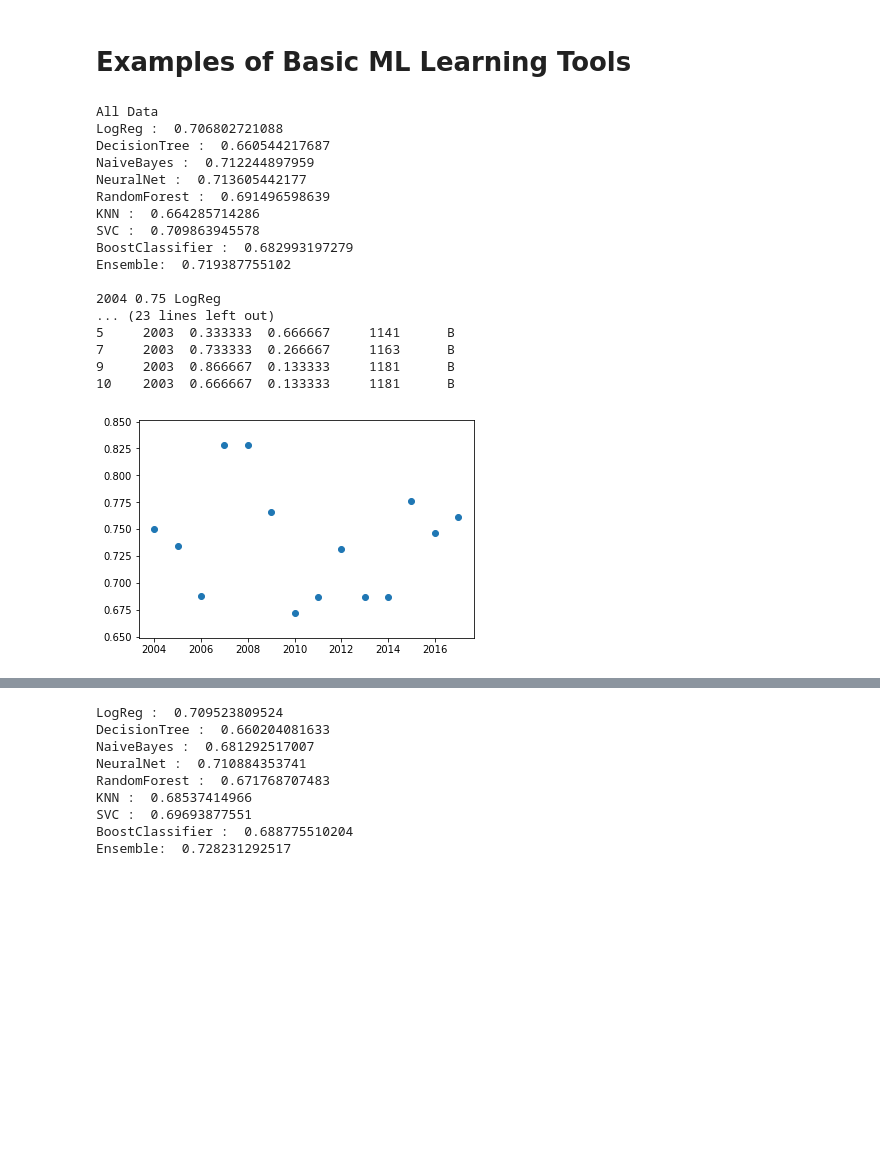
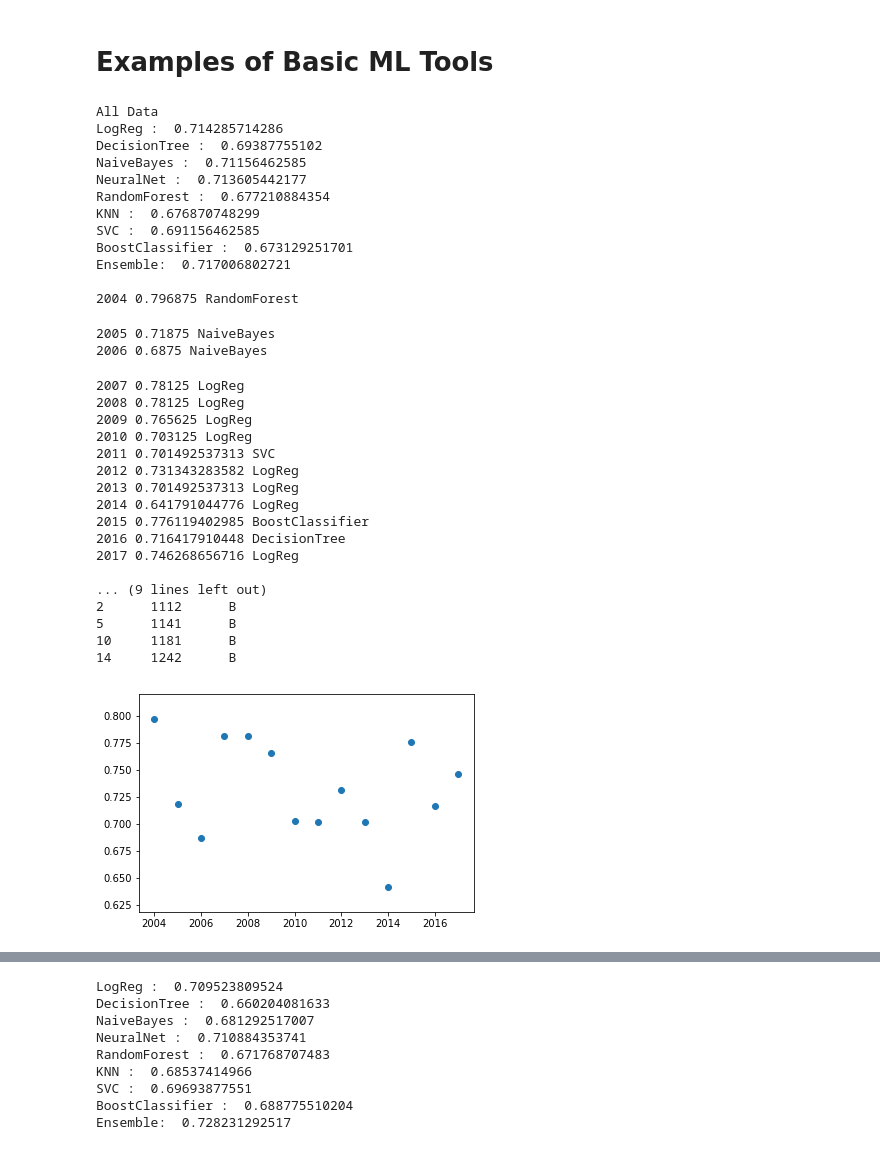
Before and after one commit to jonandrewj/ncaa_prediction, a Jupyter notebook: ML Playground.ipynb, the cells around one changed output, grey strips where cells are left out. Drawn from its saved outputs; the diff is of its cells as text; code cells hidden in the pictures; blank space fills up the shorter version.

```diff
--- a/ML Playground.ipynb
+++ b/ML Playground.ipynb
@@ -1,5 +1,5 @@
 # %% [markdown]
-# Examples of Basic ML Learning Tools
+# Examples of Basic ML Tools
 # %%
 # The goal of this notebook is to look at just the ability of the seed number
 # to determine the winner. One caveat here is that the model always should be
@@ -105,7 +105,7 @@ def scramble_winner( data, rename_rules ):
 data = pandas.read_csv( 'cleaned/TourneySeedsAndRankings.csv' )
 
 # COLUMNS THAT I AM INTERESTED IN LEARNING ON ########################
-cols = [ 'SAG', 'Seed', 'RPI', 'POM' ]
+cols = [ 'Seed' ]
 
 # SET UP THE RULES FOR RENAMING SO THAT THE WINNER DATA CAN BE #######
 # SCRAMBLED ##########################################################
@@ -131,45 +131,59 @@ print( 'All Data' )
 # TEST ALL THE DATA FOR ALL THE MODELS AND THEN WITH AN ENSEMBLE #####
 test_models( data, label_cols, 'Winner' )
 test_ensemble( ['LogReg', 'NeuralNet', 'SVC'], data, label_cols, 'Winner' )
 print()
 
 # TEST TO SEE THE PREDICTION ACCURACY FOR EACH YEAR ##################
 years = {}
 for year in range(2004, 2018):
     train = data.loc[ data['Season'] < year ]
     test = data.loc[ data['Season'] == year ]
     results = {}
     for model_name in models.keys():
         acc = predict( train, test, label_cols, 'Winner', models[model_name])
         results[model_name] = acc
     best = max( results.keys(), key=(lambda k: results[k]) )
     print(year, results[best], best)
     years[year] = (best, results[best])
 print()
 
 # LOOK AT IF IT IS GETTING EASIER OR HARDER TO PREDICT THE RESULTS ###
 import matplotlib.pyplot as plt
 %matplotlib inline
 plt.scatter( [year for year in years.keys()], [years[year][1] for year in years.keys()] )
 
 # PRINT THE DATA TO MAKE SURE IT ALL LOOKS RIGHT #####################
 print(data.head())
 # %% [output]
 All Data
-LogReg :  0.706802721088
-DecisionTree :  0.660544217687
-NaiveBayes :  0.712244897959
+LogReg :  0.714285714286
+DecisionTree :  0.69387755102
+NaiveBayes :  0.71156462585
 NeuralNet :  0.713605442177
-RandomForest :  0.691496598639
-KNN :  0.664285714286
-SVC :  0.709863945578
-BoostClassifier :  0.682993197279
-Ensemble:  0.719387755102
+RandomForest :  0.677210884354
+KNN :  0.676870748299
+SVC :  0.691156462585
+BoostClassifier :  0.673129251701
+Ensemble:  0.717006802721
 
-2004 0.75 LogReg
-... (23 lines left out)
-5     2003  0.333333  0.666667     1141      B
-7     2003  0.733333  0.266667     1163      B
-9     2003  0.866667  0.133333     1181      B
-10    2003  0.666667  0.133333     1181      B
+2004 0.796875 RandomForest
+2005 0.71875 NaiveBayes
+2006 0.6875 NaiveBayes
+2007 0.78125 LogReg
+2008 0.78125 LogReg
+2009 0.765625 LogReg
+2010 0.703125 LogReg
+2011 0.701492537313 SVC
+2012 0.731343283582 LogReg
+2013 0.701492537313 LogReg
+2014 0.641791044776 LogReg
+2015 0.776119402985 BoostClassifier
+2016 0.716417910448 DecisionTree
+2017 0.746268656716 LogReg
+
+... (9 lines left out)
+2      1112      B
+5      1141      B
+10     1181      B
+14     1242      B
-[figure, old version]
+[figure, new version]
```
Also changed, not shown: parts of 1 cell of this notebook, 5 other files.
